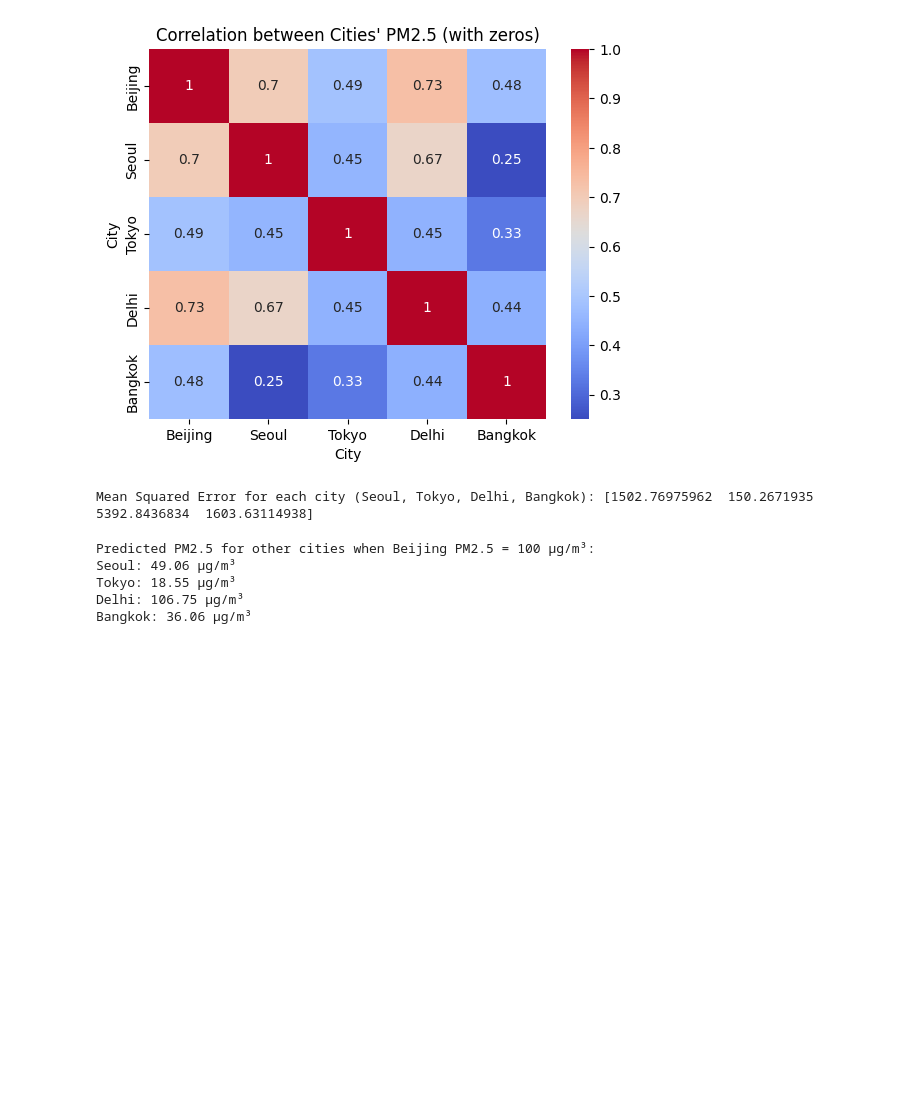
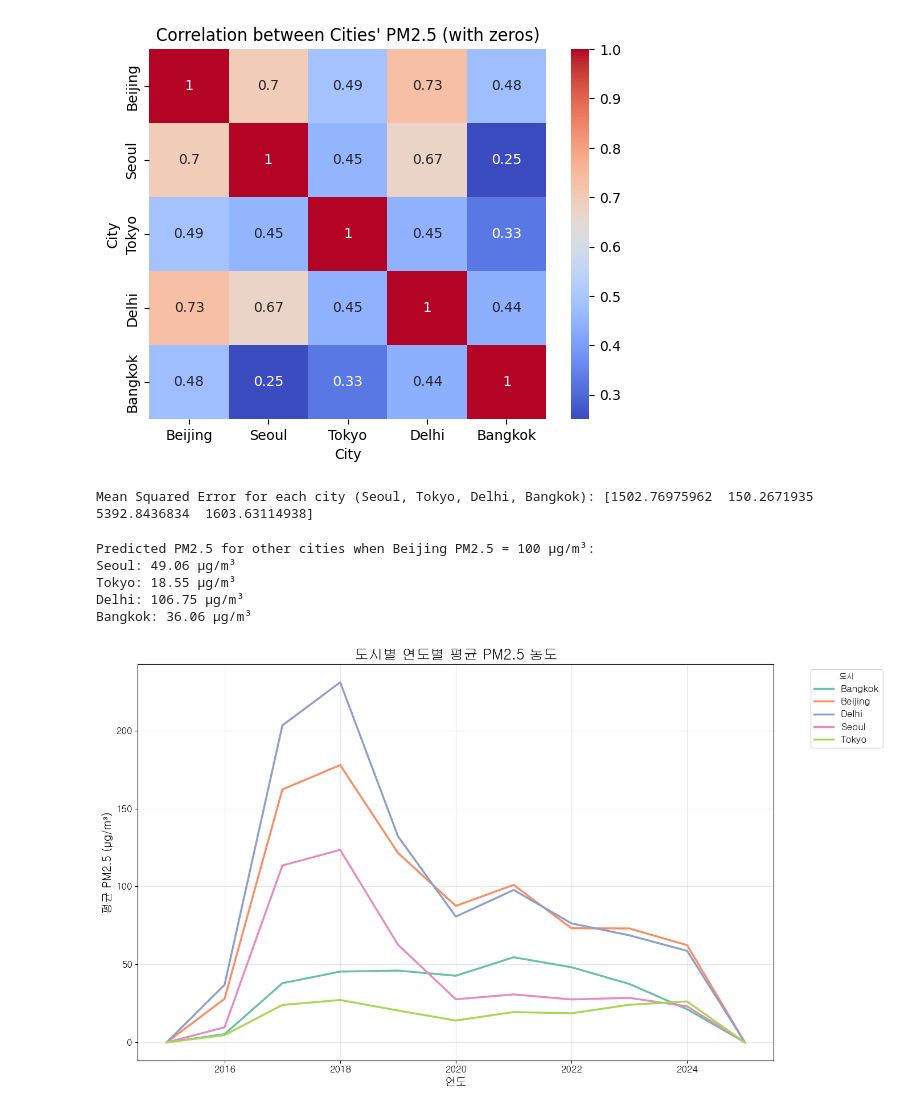
Before and after one commit to Nadaeji/airbnb-eda-insights, a Jupyter notebook: dust_EDA/vitualization.ipynb, the cells around one changed output. Saved outputs shown, nothing was run; the diff lists cells and outputs as text; code cells hidden in the pictures; blank space fills up the shorter version.

```diff
--- a/dust_EDA/vitualization.ipynb
+++ b/dust_EDA/vitualization.ipynb
@@ -93,3 +93,51 @@ Seoul: 49.06 µg/m³
 Tokyo: 18.55 µg/m³
 Delhi: 106.75 µg/m³
 Bangkok: 36.06 µg/m³
+# %%
+import pandas as pd
+import matplotlib.pyplot as plt
+import seaborn as sns
+
+import matplotlib.font_manager as fm
+import matplotlib
+
+# font_path = 'C:\Windows\Fonts\gulim.ttc'
+# font = fm.FontProperties(fname=font_path).get_name()
+# matplotlib.rc('font', family=font)
+
+# CSV 파일 읽기
+data = pd.read_csv('./data/pm25_pm10_merged.csv')
+
+
+# 날짜를 datetime 형식으로 변환 및 연도 추출
+data['Date'] = pd.to_datetime(data['Date'])
+data['Year'] = data['Date'].dt.year
+
+# 도시별 연도별 PM2.5 평균 계산
+year_city_avg = data.groupby(['Year', 'City'], as_index=False)['PM2.5 (µg/m³)'].mean()
+
+# 그래프 그리기
+plt.figure(figsize=(14, 8))
+sns.lineplot(
+    x='Year',
+    y='PM2.5 (µg/m³)',
+    hue='City',
+    data=year_city_avg,
+    palette='Set2',
+    linewidth=2.5
+)
+
+# 그래프 설정
+plt.title('도시별 연도별 평균 PM2.5 농도', fontsize=18, fontweight='bold')
+plt.xlabel('연도', fontsize=14)
+plt.ylabel('평균 PM2.5 (µg/m³)', fontsize=14)
+plt.xticks(fontsize=12)
+plt.yticks(fontsize=12)
+plt.legend(title='도시', bbox_to_anchor=(1.05, 1), loc='upper left', fontsize=12)
+plt.grid(alpha=0.3)
+
+# 그래프 저장 및 출력
+plt.tight_layout()
+plt.show()
+# %% [output]
+[figure, added]
```
